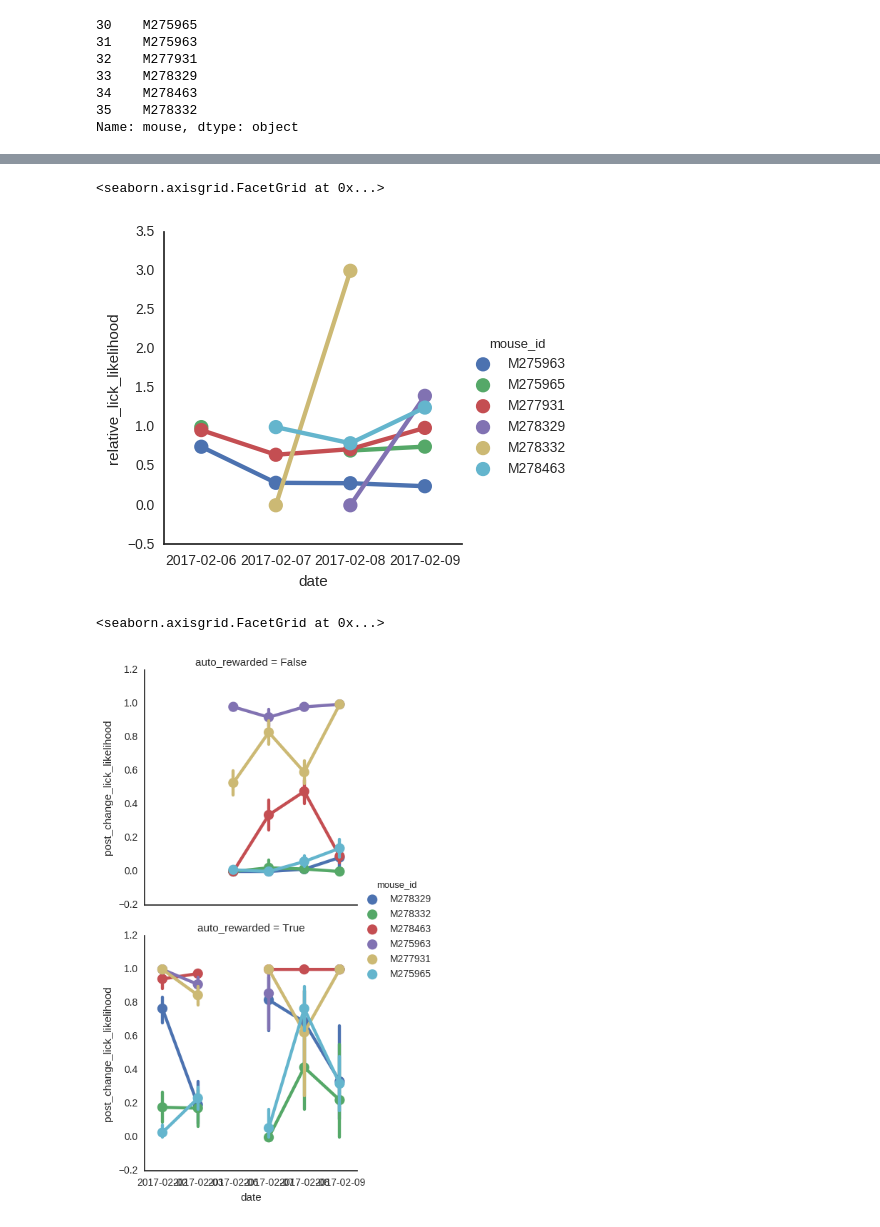
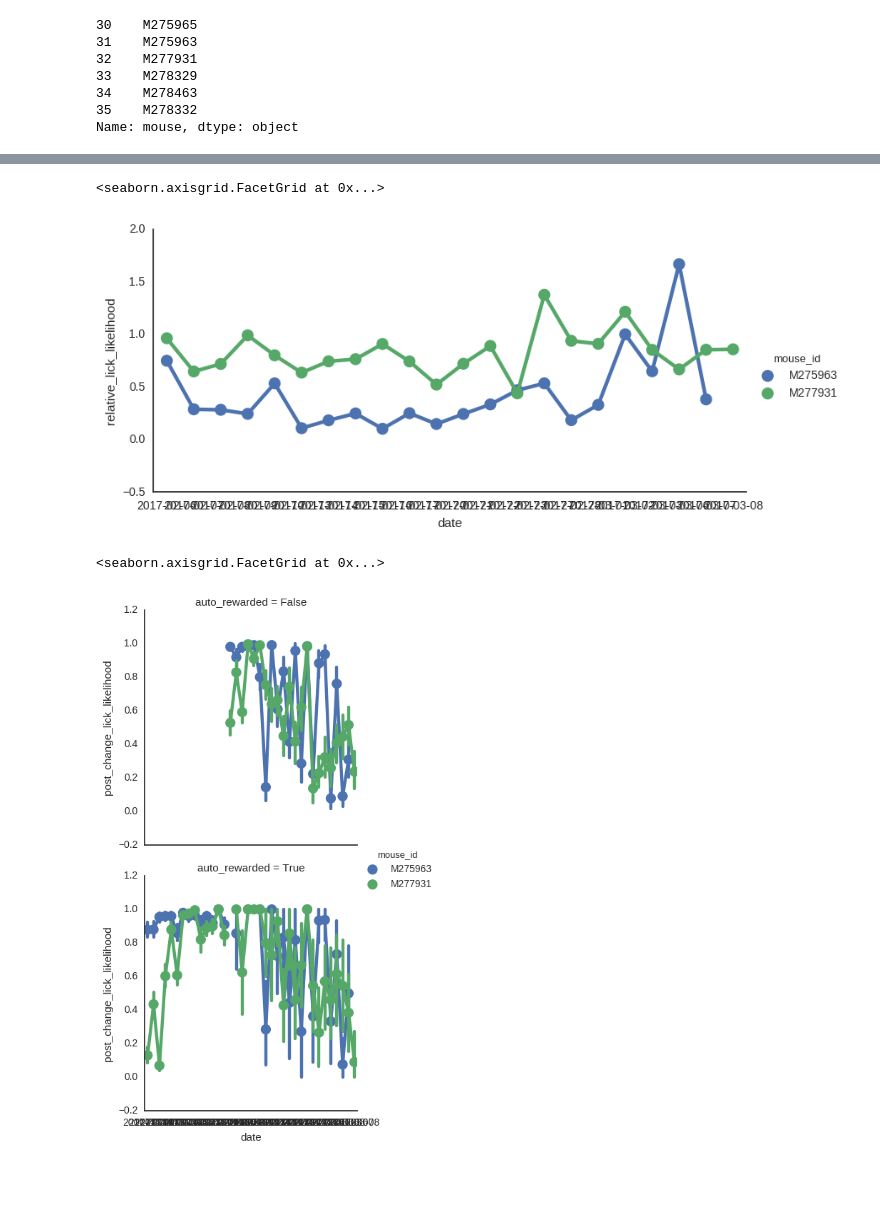
Before and after one commit to AllenInstitute/visual_behavior_analysis, a Jupyter notebook: notebooks/Cohort6.ipynb, the cells around one changed output, grey strips where cells are left out. Cells and saved outputs as stored; diff of their text form; code cells hidden in the pictures; blank space fills up the shorter version.

```diff
--- a/notebooks/Cohort6.ipynb
+++ b/notebooks/Cohort6.ipynb
@@ -261,3 +248,7 @@ mask = (
+# %%
+mask = (
+    trials['mouse_id'].isin(['M275963','M277931'])
+    )
 # %%
 mask.sum()
 # %% [output]
@@ -299,11 +290,11 @@ agg['relative_lick_likelihood'] = agg['pre_change_lick_likelihood'] / agg['post_
 # %%
 sns.factorplot('date','relative_lick_likelihood',data=agg,
                hue='mouse_id',
-#                aspect=2,
+               aspect=2,
               )
 # %% [output]
 <seaborn.axisgrid.FacetGrid at 0x...>
-[figure, old version]
+[figure, new version]
 # %%
 from braintv_behav.cohorts import mouse_info
 trials['group'] = trials['mouse_id'].apply(lambda mouse: mouse_info(mouse)['group'])
@@ -316,7 +307,7 @@ sns.factorplot('date','post_change_lick_likelihood',data=trials[mask],
               )
 # %% [output]
 <seaborn.axisgrid.FacetGrid at 0x...>
-[figure, old version]
+[figure, new version]
 # %%
 sns.factorplot('date','pre_change_lick_likelihood',data=trials[mask],
                hue='mouse_id',
```
Also changed, not shown: parts of 14 cells of this notebook, 9 other files.
